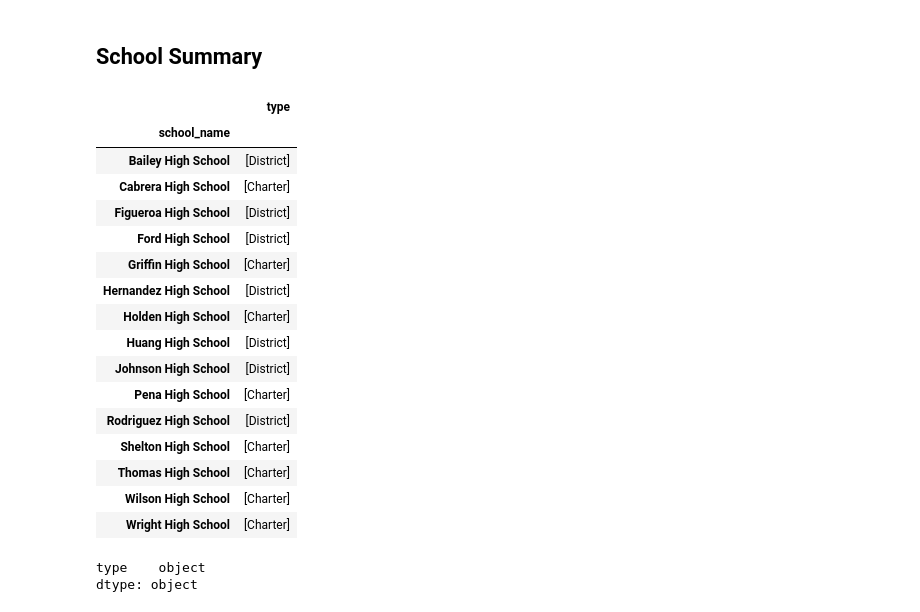
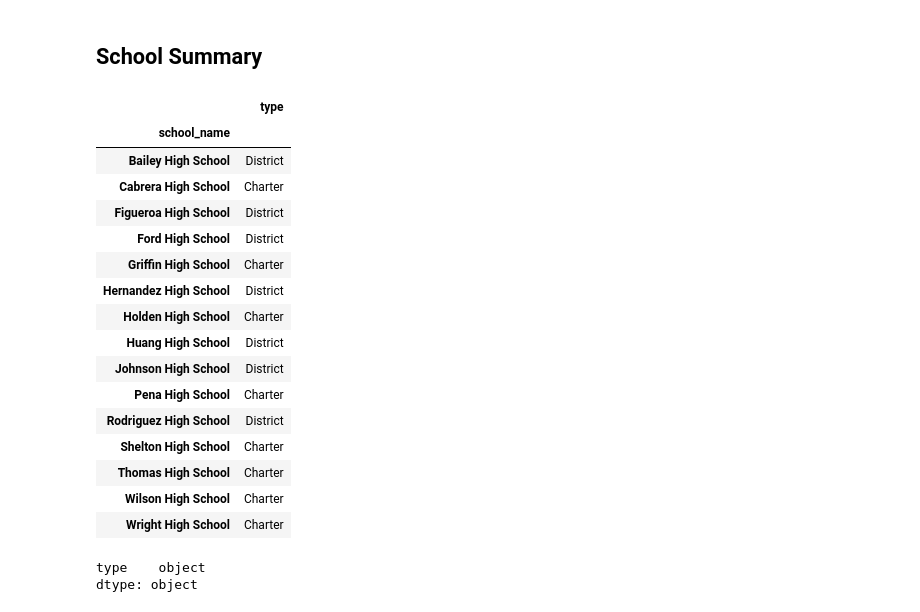
Before and after one commit to fraserclaire/UCBerkeley_DataAnalystBC, a Jupyter notebook: mod4/PyCitySchools/PyCitySchools_complete.ipynb, the cells around one changed output. Saved outputs shown, nothing was run; the diff lists cells and outputs as text; code cells hidden in the pictures.

```diff
--- a/mod4/PyCitySchools/PyCitySchools_complete.ipynb
+++ b/mod4/PyCitySchools/PyCitySchools_complete.ipynb
@@ -110,27 +110,29 @@ district_summary
 ## School Summary
 # %%
 # Use the code provided to select all of the school types
-school_types = school_data.groupby('school_name')['type'].unique().reset_index()
+
+school_types = school_data.groupby('school_name')['type'].agg(lambda x: x.unique()[0]).reset_index()
+#school_types = school_data.groupby('school_name')['type'].unique().reset_index()
 school_types = school_types.set_index('school_name')
 school_types
 # %% [output]
 |  | type |
 | school_name |  |
-| Bailey High School | [District] |
-| Cabrera High School | [Charter] |
-| Figueroa High School | [District] |
-| Ford High School | [District] |
-| Griffin High School | [Charter] |
-| Hernandez High School | [District] |
-| Holden High School | [Charter] |
-| Huang High School | [District] |
-| Johnson High School | [District] |
-| Pena High School | [Charter] |
-| Rodriguez High School | [District] |
-| Shelton High School | [Charter] |
-| Thomas High School | [Charter] |
-| Wilson High School | [Charter] |
-| Wright High School | [Charter] |
+| Bailey High School | District |
+| Cabrera High School | Charter |
+| Figueroa High School | District |
+| Ford High School | District |
+| Griffin High School | Charter |
+| Hernandez High School | District |
+| Holden High School | Charter |
+| Huang High School | District |
+| Johnson High School | District |
+| Pena High School | Charter |
+| Rodriguez High School | District |
+| Shelton High School | Charter |
+| Thomas High School | Charter |
+| Wilson High School | Charter |
+| Wright High School | Charter |
 # %%
 school_types.dtypes
 # %% [output]
```
Also changed, not shown: parts of 15 cells of this notebook.
